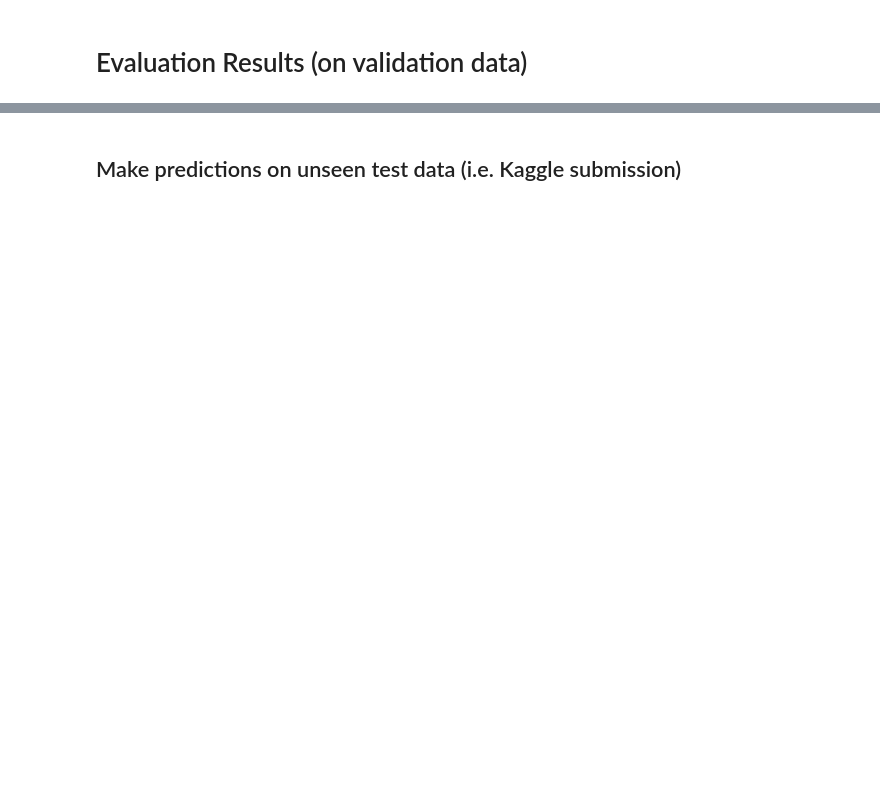
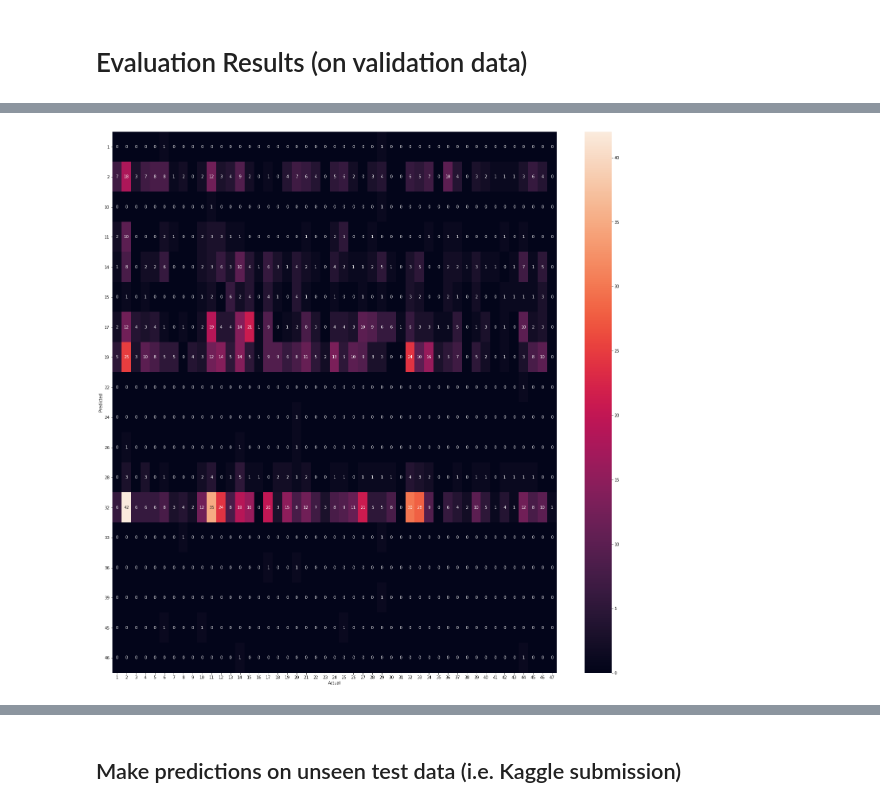
Before and after one commit to amrut-prabhu/breakfast-actions-classifier, a Jupyter notebook: models/RNN.ipynb, the cells around one changed output, grey strips where cells are left out. Saved outputs shown, nothing was run; the diff lists cells and outputs as text; code cells hidden in the pictures; blank space fills up the shorter version.

```diff
--- a/models/RNN.ipynb
+++ b/models/RNN.ipynb
@@ -444,15 +471,20 @@ is_end_reached = False
 while not is_end_reached:
     segments, labels, is_end_reached = get_next_data_batch(val_f, 1)
 
+    if len(segments) == 0:
+        break
+
     outputs = model(segments)
     _, predicted = torch.max(outputs.data, 1)
 
     y['Actual'].extend(labels.tolist())
     y['Predicted'].extend(predicted.tolist())
 
-y = pd.DataFrame(y)
-path = RESULTS_DIR + "%s_prediction_results.csv" % (str(time))
-y.to_csv(path, encoding='utf-8', index=False)
+y_df = pd.DataFrame(y)
+path = RESULTS_DIR + "%s_prediction_results.csv" % (str(model_time))
+y_df.to_csv(path, encoding='utf-8', index=False)
+
+print('Done predicting on validation set')
 # %%
 fig = plt.figure(figsize=(10,4))
 
@@ -466,11 +501,13 @@ plt.ylabel('Frequency')
 # %%
-contingency_df = pd.crosstab(y['Predicted'], y['Actual'])
+contingency_df = pd.crosstab(y_df['Predicted'], y_df['Actual'])
 # display(contingency_df)
 
 fig = plt.figure(figsize=(25,25))
 
 g = sns.heatmap(contingency_df, annot=True)
 g.set_yticklabels(g.get_yticklabels(), rotation = 0);
+# %% [output]
+[figure, added]
 # %%
 from sklearn.metrics import f1_score, precision_score, recall_score, accuracy_score, roc_auc_score
 
```
Also changed, not shown: parts of 16 cells of this notebook, 1 other file.
